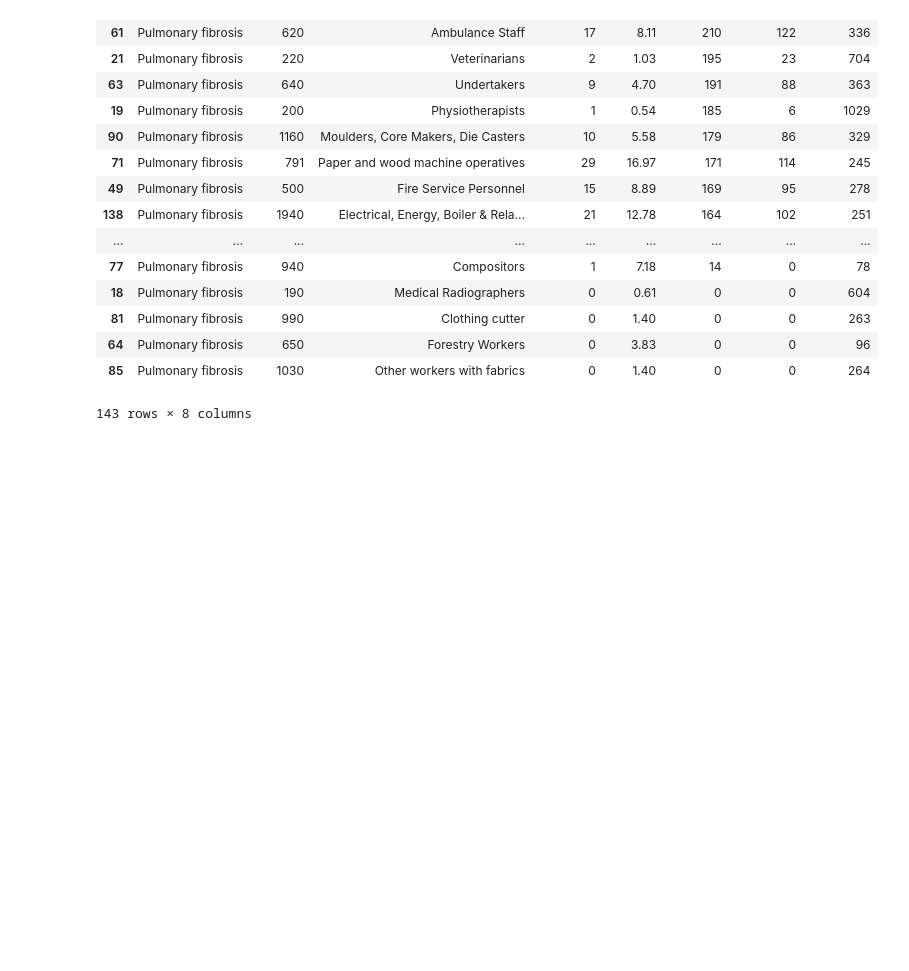
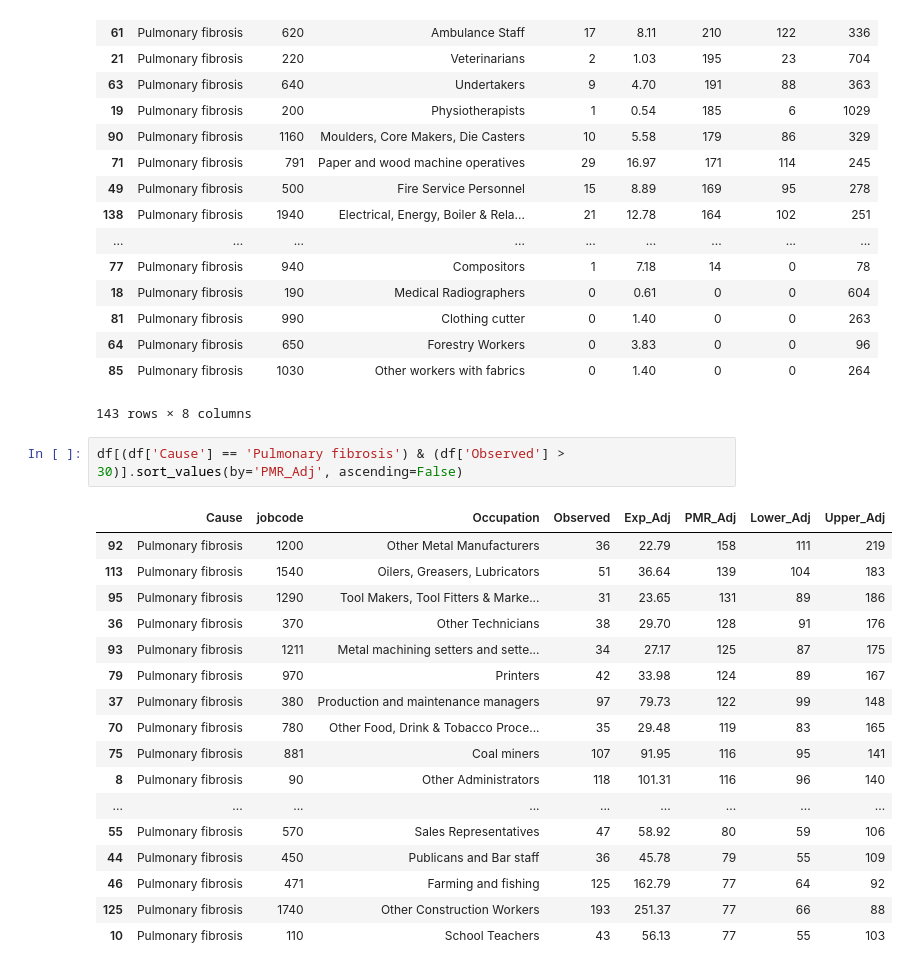
Before and after one commit to drcjar/ipfjes, a Jupyter notebook: notebooks/Occupational mortality for pulmonary fibrosis - dentists 2.ipynb, the cells around one changed output. Saved outputs shown, nothing was run; the diff lists cells and outputs as text; blank space fills up the shorter version.

```diff
--- a/notebooks/Occupational mortality for pulmonary fibrosis - dentists 2.ipynb
+++ b/notebooks/Occupational mortality for pulmonary fibrosis - dentists 2.ipynb
@@ -33,3 +38,23 @@ df[df['Cause'] == 'Pulmonary fibrosis'].sort_values(by='PMR_Adj', ascending=Fals
 | 64 | Pulmonary fibrosis | 650 | Forestry Workers | 0 | 3.83 | 0 | 0 | 96 |
 | 85 | Pulmonary fibrosis | 1030 | Other workers with fabrics | 0 | 1.40 | 0 | 0 | 264 |
 143 rows × 8 columns
+# %%
+df[(df['Cause'] == 'Pulmonary fibrosis') & (df['Observed'] > 30)].sort_values(by='PMR_Adj', ascending=False)
+# %% [output]
+|  | Cause | jobcode | Occupation | Observed | Exp_Adj | PMR_Adj | Lower_Adj | Upper_Adj |
+| 92 | Pulmonary fibrosis | 1200 | Other Metal Manufacturers | 36 | 22.79 | 158 | 111 | 219 |
+| 113 | Pulmonary fibrosis | 1540 | Oilers, Greasers, Lubricators | 51 | 36.64 | 139 | 104 | 183 |
+| 95 | Pulmonary fibrosis | 1290 | Tool Makers, Tool Fitters & Marke... | 31 | 23.65 | 131 | 89 | 186 |
+| 36 | Pulmonary fibrosis | 370 | Other Technicians | 38 | 29.70 | 128 | 91 | 176 |
+| 93 | Pulmonary fibrosis | 1211 | Metal machining setters and sette... | 34 | 27.17 | 125 | 87 | 175 |
+| 79 | Pulmonary fibrosis | 970 | Printers | 42 | 33.98 | 124 | 89 | 167 |
+| 37 | Pulmonary fibrosis | 380 | Production and maintenance managers | 97 | 79.73 | 122 | 99 | 148 |
+| 70 | Pulmonary fibrosis | 780 | Other Food, Drink & Tobacco Proce... | 35 | 29.48 | 119 | 83 | 165 |
+| 75 | Pulmonary fibrosis | 881 | Coal miners | 107 | 91.95 | 116 | 95 | 141 |
+| 8 | Pulmonary fibrosis | 90 | Other Administrators | 118 | 101.31 | 116 | 96 | 140 |
+| ... | ... | ... | ... | ... | ... | ... | ... | ... |
+| 55 | Pulmonary fibrosis | 570 | Sales Representatives | 47 | 58.92 | 80 | 59 | 106 |
+| 44 | Pulmonary fibrosis | 450 | Publicans and Bar staff | 36 | 45.78 | 79 | 55 | 109 |
+| 46 | Pulmonary fibrosis | 471 | Farming and fishing | 125 | 162.79 | 77 | 64 | 92 |
+| 125 | Pulmonary fibrosis | 1740 | Other Construction Workers | 193 | 251.37 | 77 | 66 | 88 |
+| 10 | Pulmonary fibrosis | 110 | School Teachers | 43 | 56.13 | 77 | 55 | 103 |
```
Also changed, not shown: parts of 2 cells of this notebook, 1 other file.
